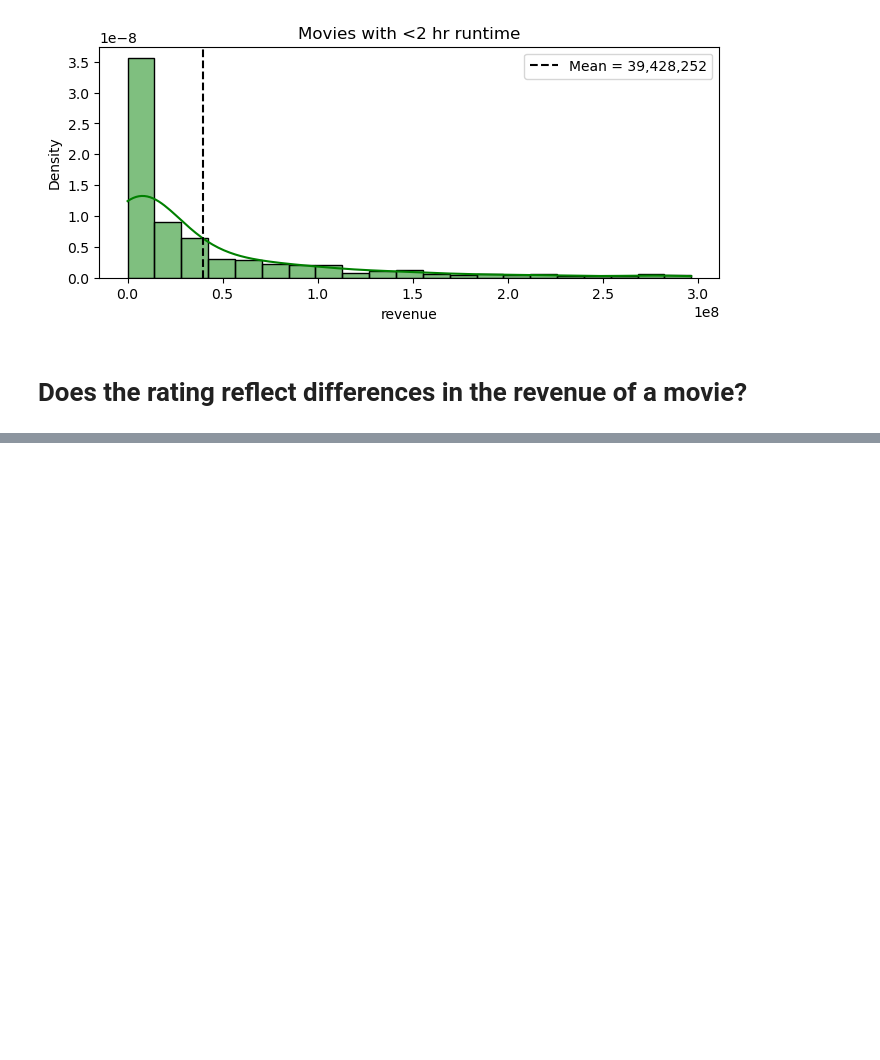
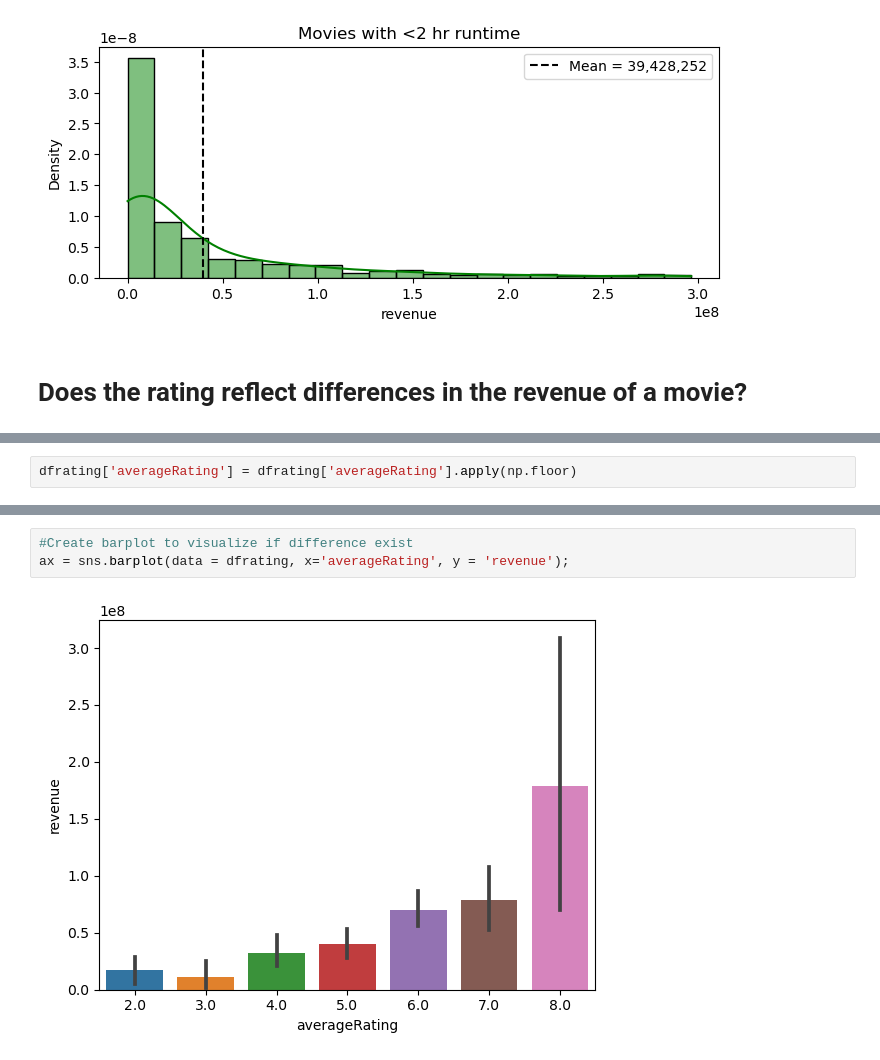
Before and after one commit to craiggossen/Project-3--Core, a Jupyter notebook: Project 3 - Part 4 - Hypothesis Testing.ipynb, the cells around one changed output, grey strips where cells are left out. Saved outputs shown, nothing was run; the diff lists cells and outputs as text; blank space fills up the shorter version.

```diff
--- a/Project 3 - Part 4 - Hypothesis Testing.ipynb
+++ b/Project 3 - Part 4 - Hypothesis Testing.ipynb
@@ -716,0 +729,2 @@ dfrating.head()
+# %%
+dfrating['averageRating'] = dfrating['averageRating'].apply(np.floor)
@@ -726,0 +758,5 @@ d[i] = pd.DataFrame()
+# %%
+#Create barplot to visualize if difference exist
+ax = sns.barplot(data = dfrating, x='averageRating', y = 'revenue');
+# %% [output]
+[figure, added]
```
Also changed, not shown: parts of 26 cells of this notebook.
